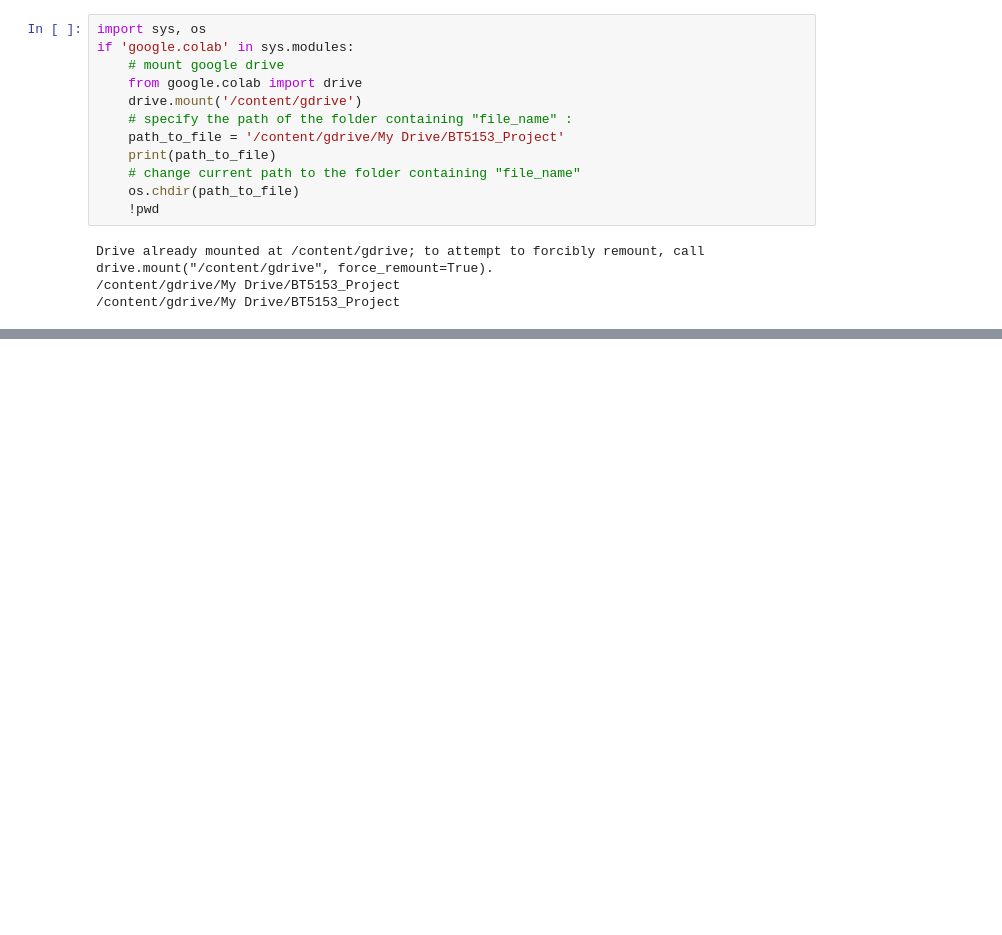
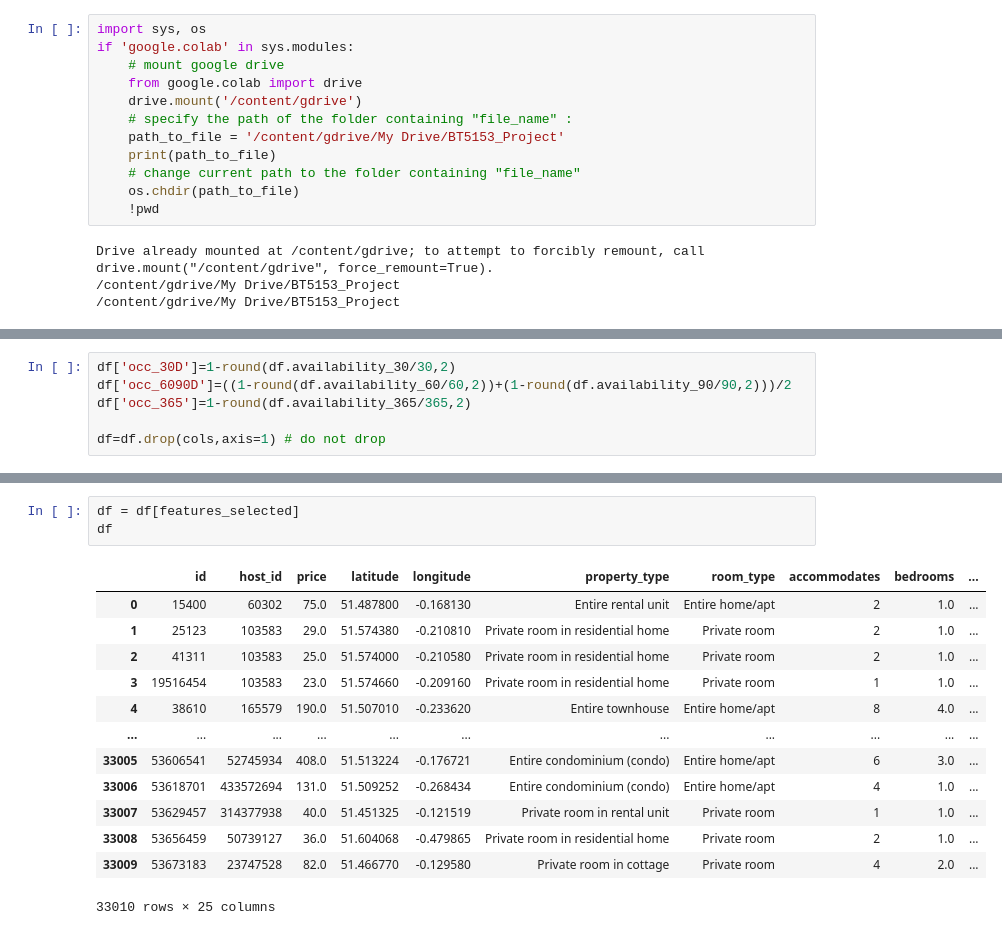
Before and after one commit to skoruthu/airbnb_recommender, a Jupyter notebook: content_based_recommendation.ipynb, the cells around one changed output, grey strips where cells are left out. Drawn from its saved outputs; the diff is of its cells as text; blank space fills up the shorter version.

```diff
--- a/content_based_recommendation.ipynb
+++ b/content_based_recommendation.ipynb
@@ -114,0 +180,6 @@ dtype: int64
+# %%
+df['occ_30D']=1-round(df.availability_30/30,2)
+df['occ_6090D']=((1-round(df.availability_60/60,2))+(1-round(df.availability_90/90,2)))/2
+df['occ_365']=1-round(df.availability_365/365,2)
+
+df=df.drop(cols,axis=1) # do not drop
@@ -114,0 +365,17 @@ dtype: int64
+# %%
+df = df[features_selected]
+df
+# %% [output]
+|  | id | host_id | price | latitude | longitude | property_type | room_type | accommodates | bedrooms | ... |
+| 0 | 15400 | 60302 | 75.0 | 51.487800 | -0.168130 | Entire rental unit | Entire home/apt | 2 | 1.0 | ... |
+| 1 | 25123 | 103583 | 29.0 | 51.574380 | -0.210810 | Private room in residential home | Private room | 2 | 1.0 | ... |
+| 2 | 41311 | 103583 | 25.0 | 51.574000 | -0.210580 | Private room in residential home | Private room | 2 | 1.0 | ... |
+| 3 | 19516454 | 103583 | 23.0 | 51.574660 | -0.209160 | Private room in residential home | Private room | 1 | 1.0 | ... |
+| 4 | 38610 | 165579 | 190.0 | 51.507010 | -0.233620 | Entire townhouse | Entire home/apt | 8 | 4.0 | ... |
+| ... | ... | ... | ... | ... | ... | ... | ... | ... | ... | ... |
+| 33005 | 53606541 | 52745934 | 408.0 | 51.513224 | -0.176721 | Entire condominium (condo) | Entire home/apt | 6 | 3.0 | ... |
+| 33006 | 53618701 | 433572694 | 131.0 | 51.509252 | -0.268434 | Entire condominium (condo) | Entire home/apt | 4 | 1.0 | ... |
+| 33007 | 53629457 | 314377938 | 40.0 | 51.451325 | -0.121519 | Private room in rental unit | Private room | 1 | 1.0 | ... |
+| 33008 | 53656459 | 50739127 | 36.0 | 51.604068 | -0.479865 | Private room in residential home | Private room | 2 | 1.0 | ... |
+| 33009 | 53673183 | 23747528 | 82.0 | 51.466770 | -0.129580 | Private room in cottage | Private room | 4 | 2.0 | ... |
+33010 rows × 25 columns
```
Also changed, not shown: parts of 64 cells of this notebook.
